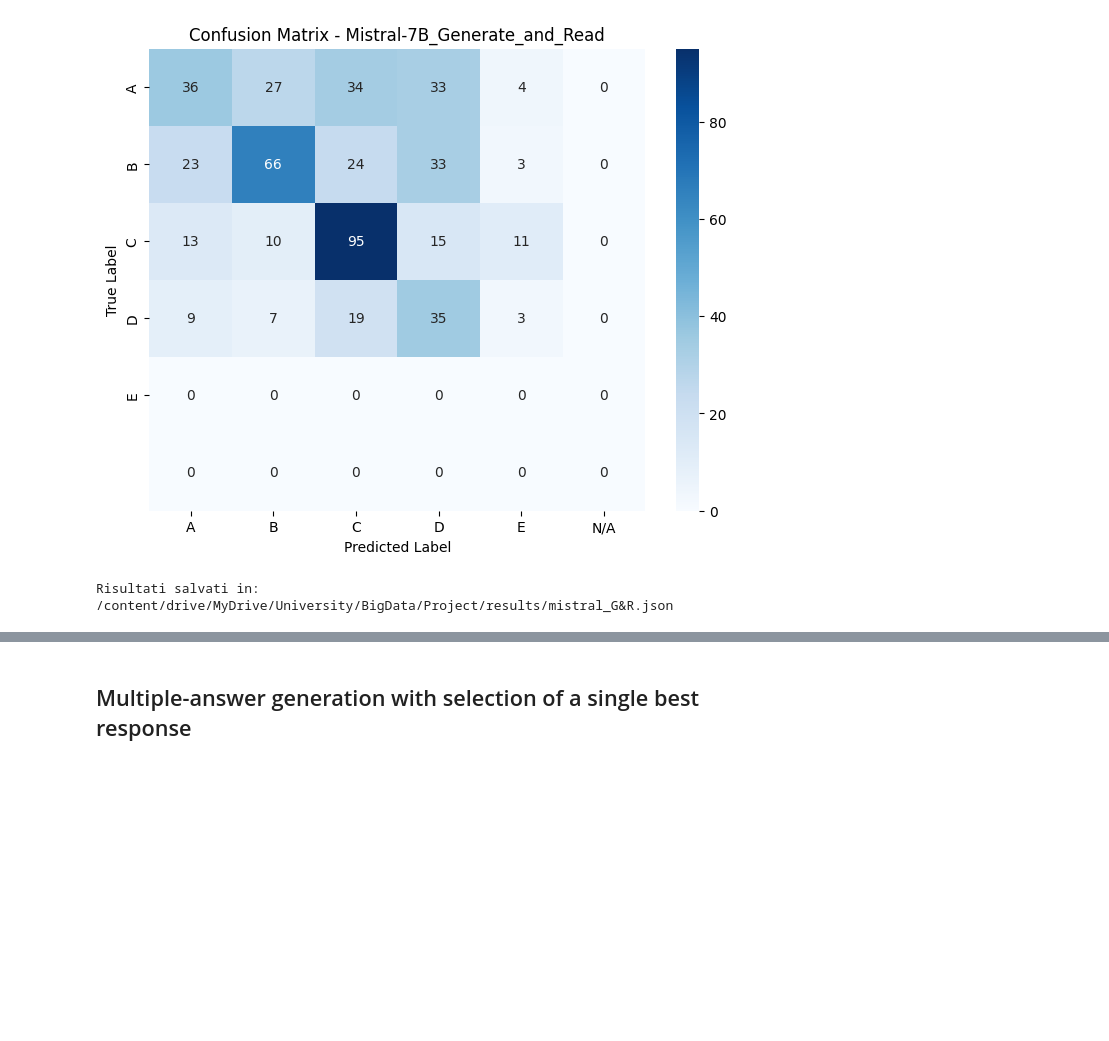
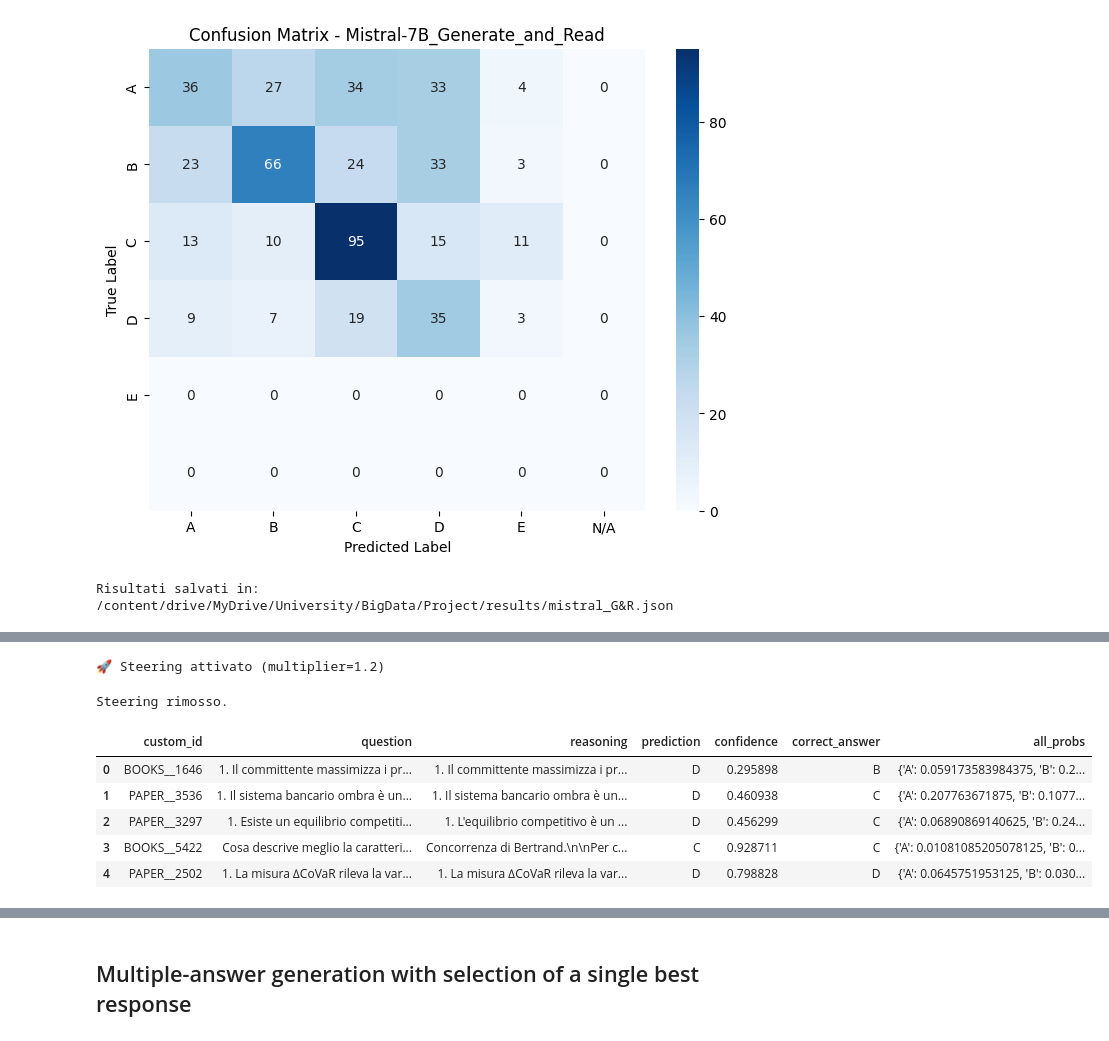
Before and after one commit to Keniota02/FederatedAveraging, a Jupyter notebook: project.ipynb, the cells around one changed output, grey strips where cells are left out. Cells and saved outputs as stored; diff of their text form; code cells hidden in the pictures; blank space fills up the shorter version.

```diff
--- a/project.ipynb
+++ b/project.ipynb
@@ -2039,0 +2729,15 @@ Delta Performance:     +2.60%
+# %%
+# Esegui l'esperimento
+df_steered = run_steered_inference(validation_data, controller)
+# %% [output]
+🚀 Steering attivato (multiplier=1.2)
+Steering rimosso.
+# %%
+df_steered.head()
+# %% [output]
+|  | custom_id | question | reasoning | prediction | confidence | correct_answer | all_probs |
+| 0 | BOOKS__1646 | 1. Il committente massimizza i pr... | 1. Il committente massimizza i pr... | D | 0.295898 | B | {'A': 0.059173583984375, 'B': 0.2... |
+| 1 | PAPER__3536 | 1. Il sistema bancario ombra è un... | 1. Il sistema bancario ombra è un... | D | 0.460938 | C | {'A': 0.207763671875, 'B': 0.1077... |
+| 2 | PAPER__3297 | 1. Esiste un equilibrio competiti... | 1. L'equilibrio competitivo è un ... | D | 0.456299 | C | {'A': 0.06890869140625, 'B': 0.24... |
+| 3 | BOOKS__5422 | Cosa descrive meglio la caratteri... | Concorrenza di Bertrand.\n\nPer c... | C | 0.928711 | C | {'A': 0.01081085205078125, 'B': 0... |
+| 4 | PAPER__2502 | 1. La misura ∆CoVaR rileva la var... | 1. La misura ∆CoVaR rileva la var... | D | 0.798828 | D | {'A': 0.0645751953125, 'B': 0.030... |
```
Also changed, not shown: parts of 99 cells of this notebook.
